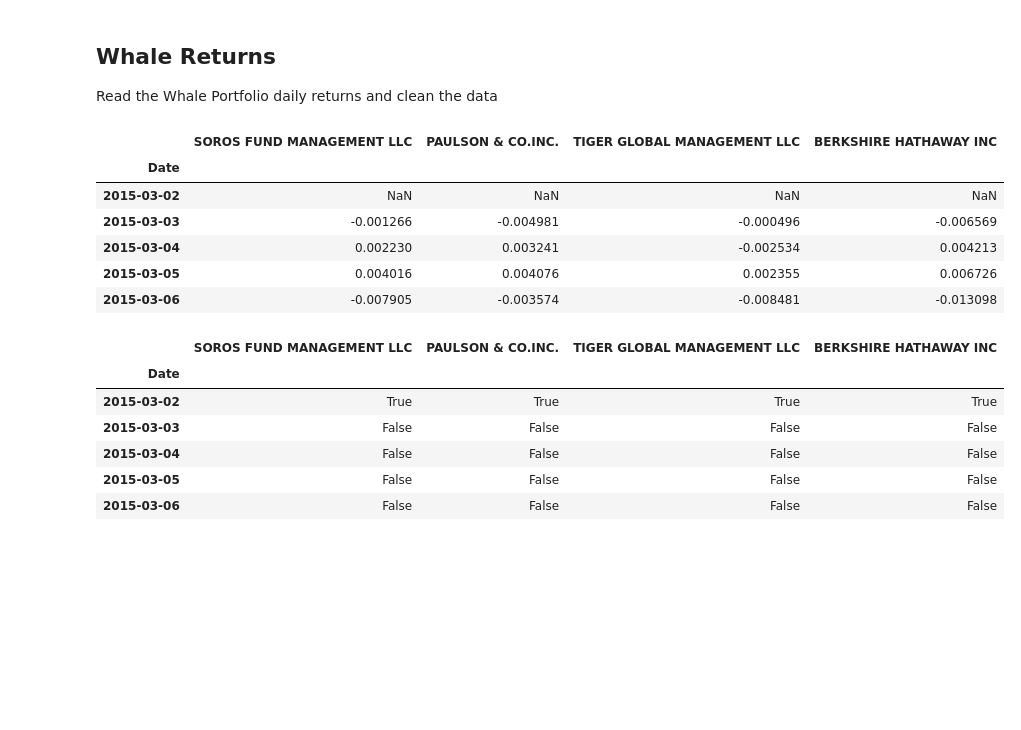
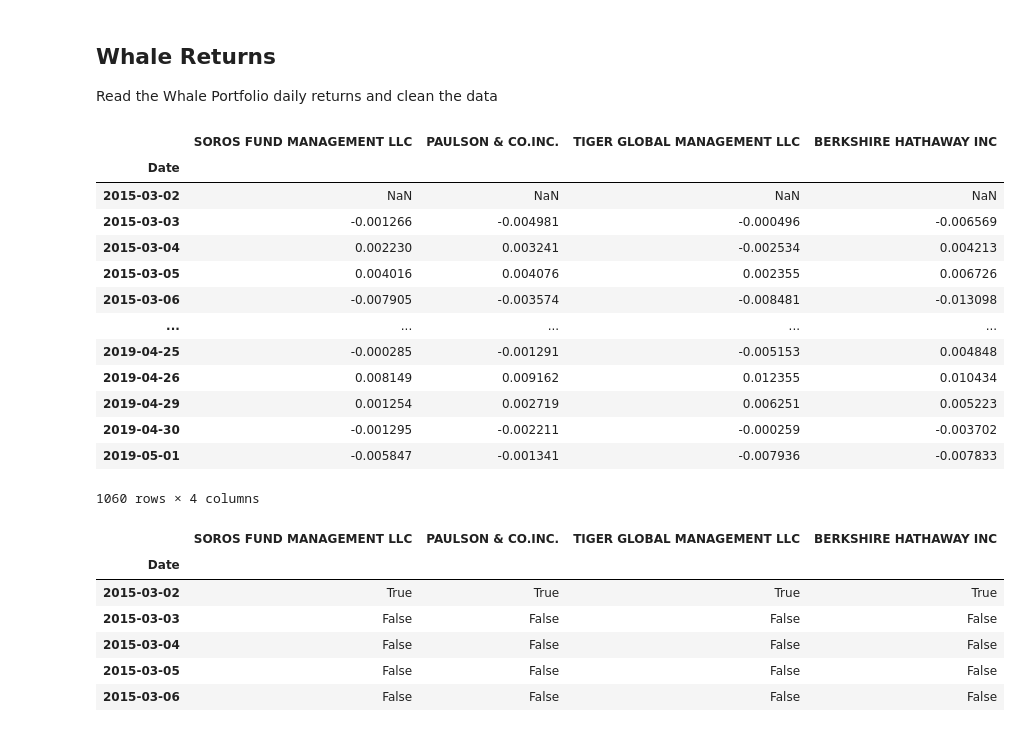
Before and after one commit to arwa486/UW-FinTech-Introduction, a Jupyter notebook: homework/homework_4/whale_analysis.ipynb, the cells around one changed output. Drawn from its saved outputs; the diff is of its cells as text; code cells hidden in the pictures; blank space fills up the shorter version.

```diff
--- a/homework/homework_4/whale_analysis.ipynb
+++ b/homework/homework_4/whale_analysis.ipynb
@@ -29,20 +29,28 @@ Files:
 Read the Whale Portfolio daily returns and clean the data
 # %%
 # Reading whale returns
-whale_returns_path = Path(r'~/UW-FinTech-Introduction/uw-blv-fin-pt-11-2020-u-c/04-Pandas/Homework/Instructions/Starter_Code/Resources/whale_returns.csv')
-whale_returns_df = pd.read_csv(whale_returns_path)
+whale_returns_path = Path(r'./src/whale_returns.csv')
+whale_returns_df = pd.read_csv(whale_returns_path, infer_datetime_format = True, parse_dates = True)
 
 whale_returns_df['Date'] = pd.to_datetime(whale_returns_df['Date'])
 whale_returns_df.set_index('Date', inplace = True)
 
-whale_returns_df.head()
+whale_returns_df = whale_returns_df.sort_index()
+whale_returns_df
 # %% [output]
 |  | SOROS FUND MANAGEMENT LLC | PAULSON & CO.INC. | TIGER GLOBAL MANAGEMENT LLC | BERKSHIRE HATHAWAY INC |
 | Date |  |  |  |  |
 | 2015-03-02 | NaN | NaN | NaN | NaN |
 | 2015-03-03 | -0.001266 | -0.004981 | -0.000496 | -0.006569 |
 | 2015-03-04 | 0.002230 | 0.003241 | -0.002534 | 0.004213 |
 | 2015-03-05 | 0.004016 | 0.004076 | 0.002355 | 0.006726 |
 | 2015-03-06 | -0.007905 | -0.003574 | -0.008481 | -0.013098 |
+| ... | ... | ... | ... | ... |
+| 2019-04-25 | -0.000285 | -0.001291 | -0.005153 | 0.004848 |
+| 2019-04-26 | 0.008149 | 0.009162 | 0.012355 | 0.010434 |
+| 2019-04-29 | 0.001254 | 0.002719 | 0.006251 | 0.005223 |
+| 2019-04-30 | -0.001295 | -0.002211 | -0.000259 | -0.003702 |
+| 2019-05-01 | -0.005847 | -0.001341 | -0.007936 | -0.007833 |
+1060 rows × 4 columns
 # %%
 # Count nulls
```
Also changed, not shown: parts of 46 cells of this notebook, 8 other files.
